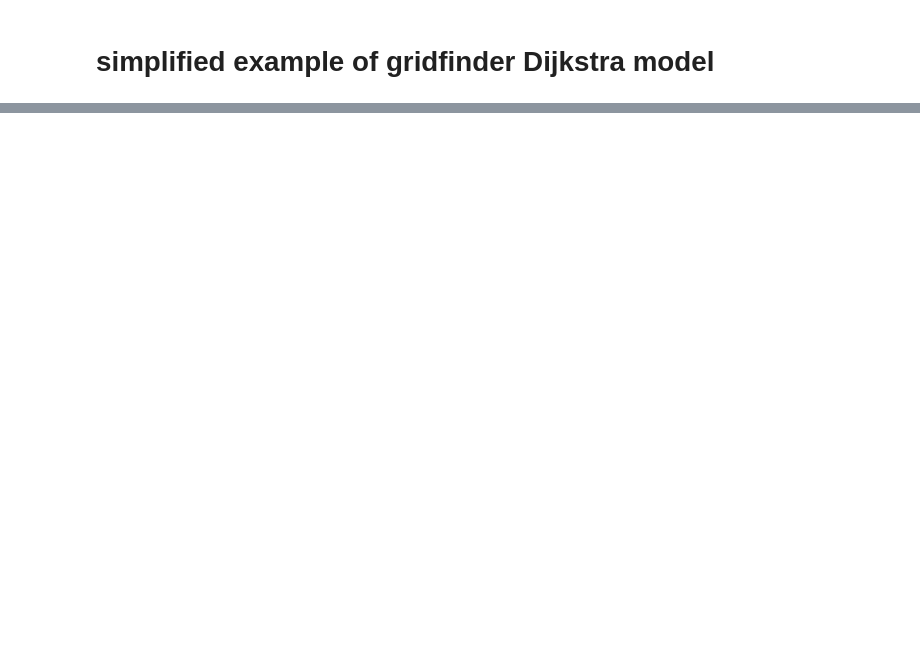
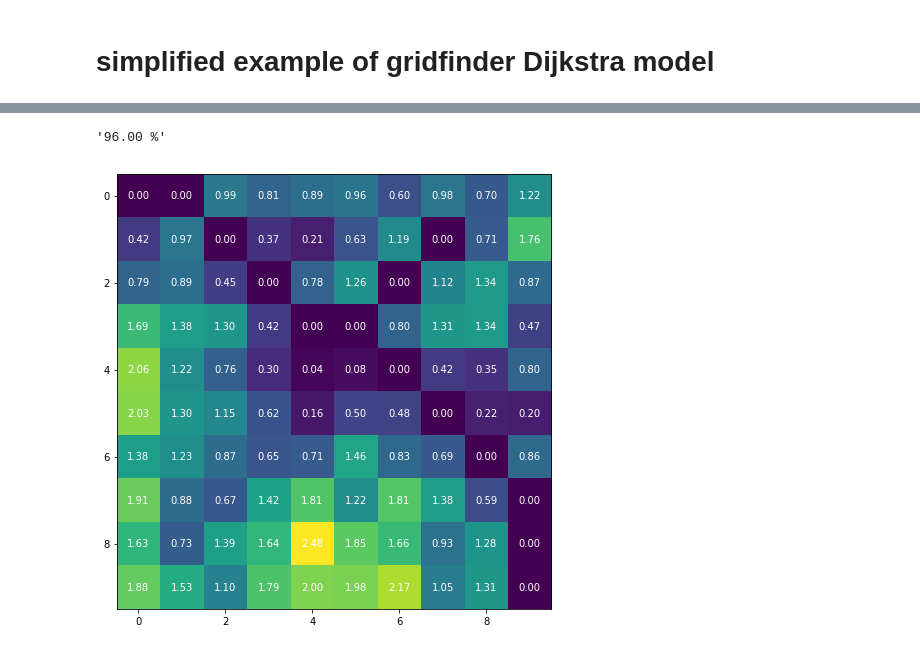
Before and after one commit to carderne/gridfinder, a Jupyter notebook: example_simple.ipynb, the cells around one changed output, grey strips where cells are left out. Saved outputs shown, nothing was run; the diff lists cells and outputs as text; code cells hidden in the pictures; blank space fills up the shorter version.

```diff
--- a/example_simple.ipynb
+++ b/example_simple.ipynb
@@ -32,6 +32,12 @@ dist = optimise(targets, costs, start, jupyter=True)
 # %%
+start = points[0]
+dist = optimise(targets, costs, start, jupyter=True)
+
 fig = plt.figure(figsize=(8, 8))
 ax = fig.add_subplot(111)
 ax.imshow(dist, cmap='viridis')
 for (j,i),label in np.ndenumerate(dist):
     ax.text(i, j, f'{label:.2f}', ha='center', va='center', color='white')
+# %% [output]
+'96.00 %'
+[figure, added]
```
Also changed, not shown: parts of 7 cells of this notebook.
